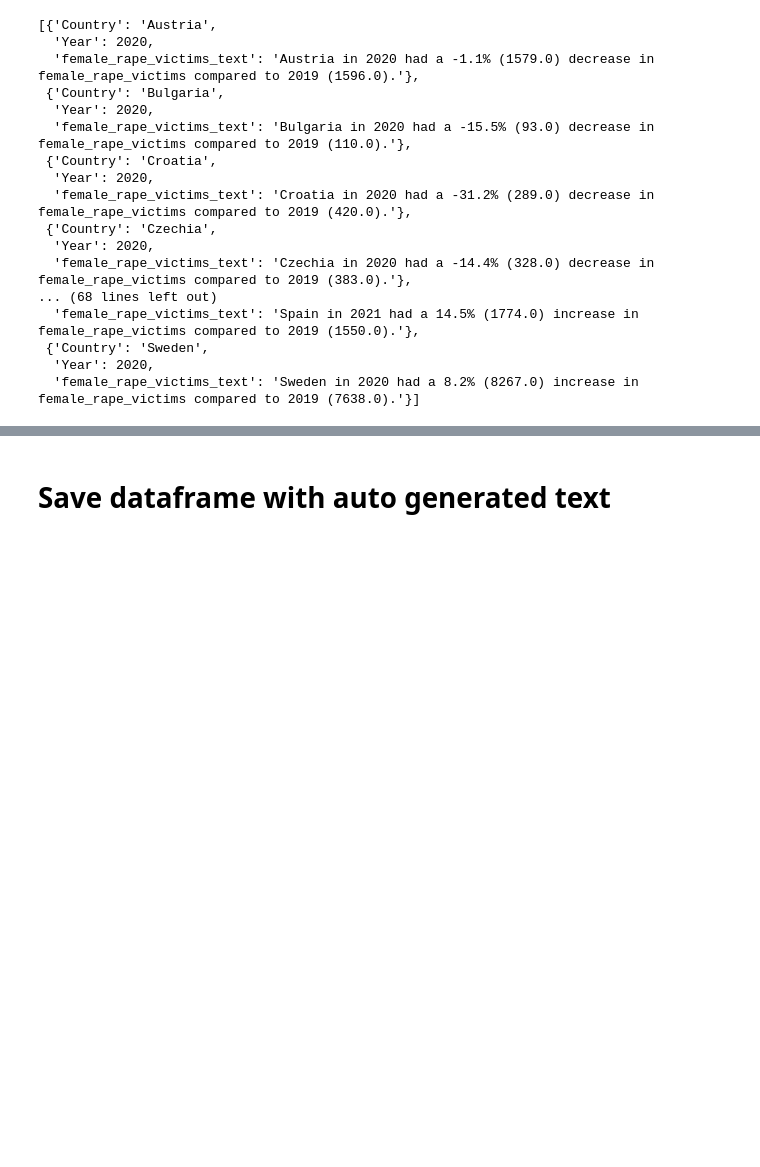
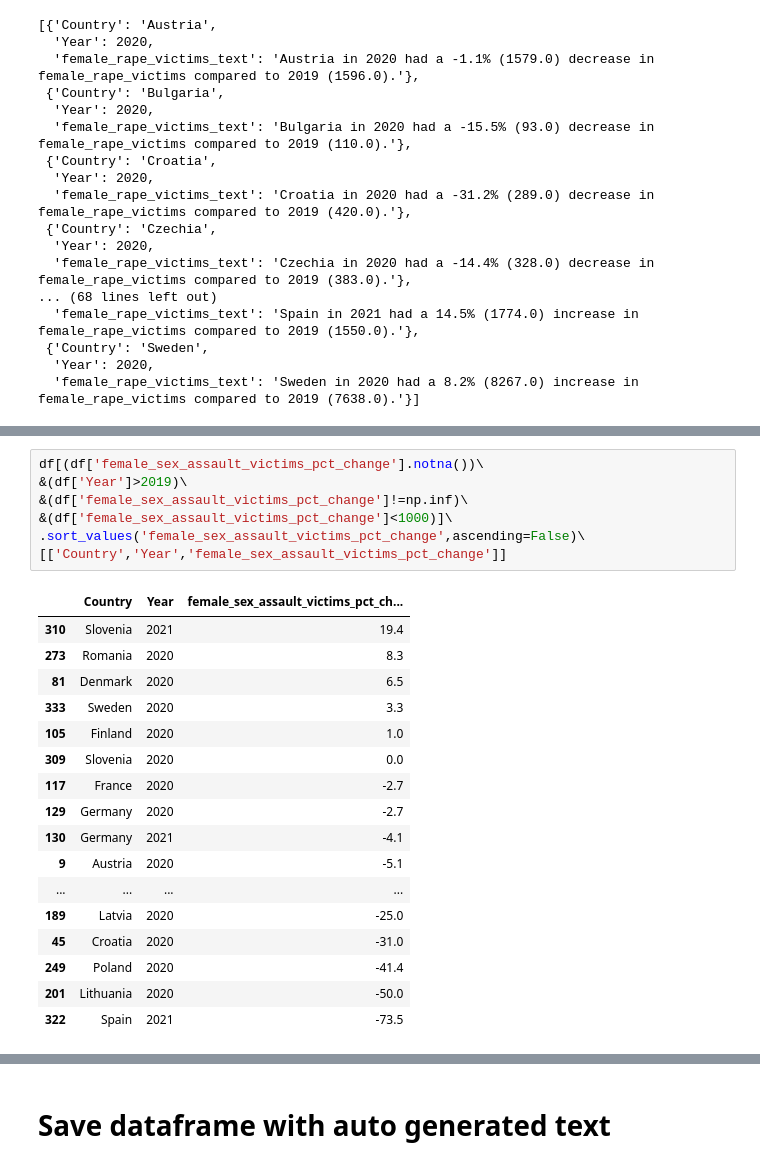
Before and after one commit to troboukis/FEMICIDES, a Jupyter notebook: Analysis.ipynb, the cells around one changed output, grey strips where cells are left out. Saved outputs shown, nothing was run; the diff lists cells and outputs as text; blank space fills up the shorter version.

```diff
--- a/Analysis.ipynb
+++ b/Analysis.ipynb
@@ -1033,0 +1080,25 @@ female_rape_victims_auto_text
+# %%
+df[(df['female_sex_assault_victims_pct_change'].notna())\
+&(df['Year']>2019)\
+&(df['female_sex_assault_victims_pct_change']!=np.inf)\
+&(df['female_sex_assault_victims_pct_change']<1000)]\
+.sort_values('female_sex_assault_victims_pct_change',ascending=False)\
+[['Country','Year','female_sex_assault_victims_pct_change']]
+# %% [output]
+|  | Country | Year | female_sex_assault_victims_pct_ch... |
+| 310 | Slovenia | 2021 | 19.4 |
+| 273 | Romania | 2020 | 8.3 |
+| 81 | Denmark | 2020 | 6.5 |
+| 333 | Sweden | 2020 | 3.3 |
+| 105 | Finland | 2020 | 1.0 |
+| 309 | Slovenia | 2020 | 0.0 |
+| 117 | France | 2020 | -2.7 |
+| 129 | Germany | 2020 | -2.7 |
+| 130 | Germany | 2021 | -4.1 |
+| 9 | Austria | 2020 | -5.1 |
+| ... | ... | ... | ... |
+| 189 | Latvia | 2020 | -25.0 |
+| 45 | Croatia | 2020 | -31.0 |
+| 249 | Poland | 2020 | -41.4 |
+| 201 | Lithuania | 2020 | -50.0 |
+| 322 | Spain | 2021 | -73.5 |
```
Also changed, not shown: parts of 12 cells of this notebook.
